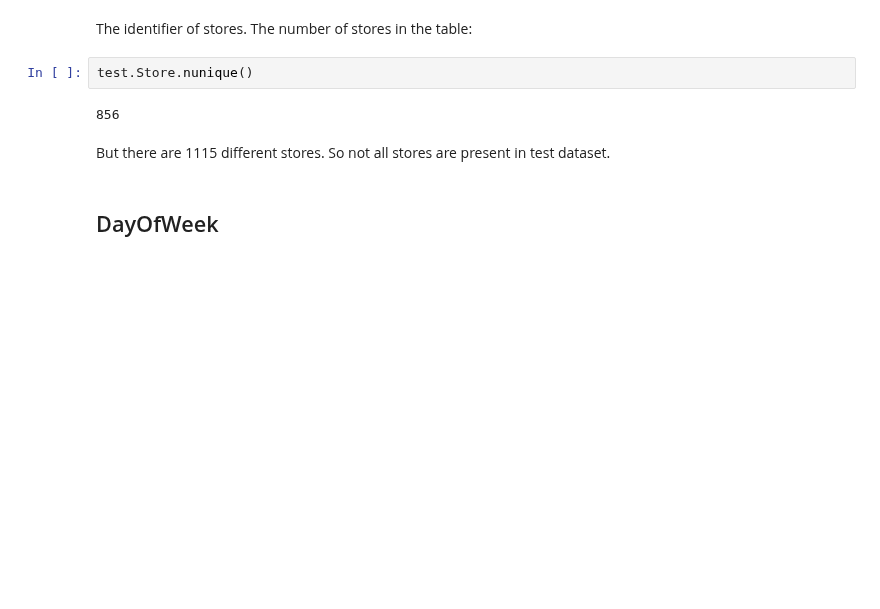
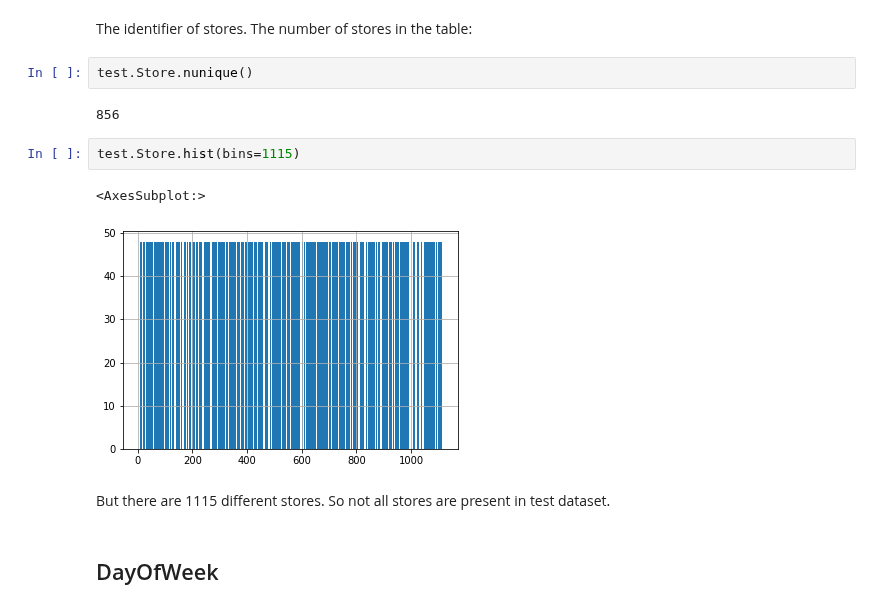
Before and after one commit to vkhmara/EPAM-Internship, a Jupyter notebook: Rossmann Store Sales/EDA.ipynb, the cells around one changed output. Saved outputs shown, nothing was run; the diff lists cells and outputs as text; blank space fills up the shorter version.

```diff
--- a/Rossmann Store Sales/EDA.ipynb
+++ b/Rossmann Store Sales/EDA.ipynb
@@ -428,6 +445,11 @@ The identifier of stores. The number of stores in the table:
 test.Store.nunique()
 # %% [output]
 856
+# %%
+test.Store.hist(bins=1115)
+# %% [output]
+<AxesSubplot:>
+[figure, added]
 # %% [markdown]
 But there are 1115 different stores. So not all stores are present in test dataset.
 # %% [markdown]
```
Also changed, not shown: parts of 34 cells of this notebook, 2 other files.
